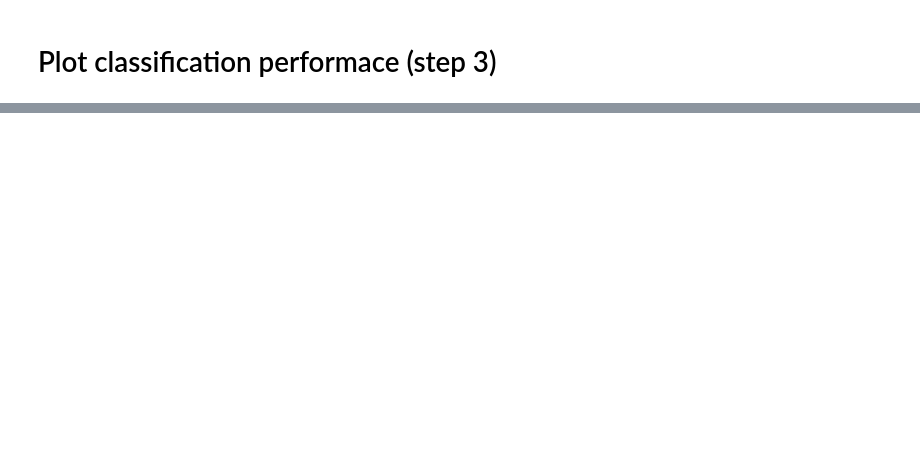
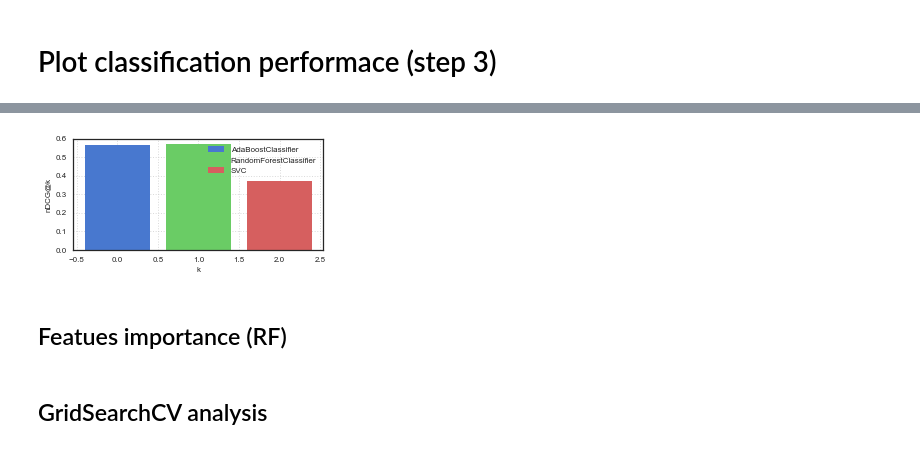
Before and after one commit to enricorotundo/StackexchangeDatadumpQualityAnnotator, a Jupyter notebook: Analysis/Tasks/BestAnswer/Performance Analysis.ipynb, the cells around one changed output, grey strips where cells are left out. Cells and saved outputs as stored; diff of their text form; code cells hidden in the pictures; blank space fills up the shorter version.

```diff
--- a/Analysis/Tasks/BestAnswer/Performance Analysis.ipynb
+++ b/Analysis/Tasks/BestAnswer/Performance Analysis.ipynb
@@ -101,0 +104,19 @@ plt.tight_layout(pad=0.3)
+# %%
+fig = plt.figure(figsize=(4, 2))
+ax1 = fig.add_subplot(111)
+
+ax1.bar(0,  mean_ndcg_data['AdaBoostClassifier'][0],  label='AdaBoostClassifier')
+ax1.bar(1,  mean_ndcg_data['RandomForestClassifier'][0],  label='RandomForestClassifier')
+ax1.bar(2,  mean_ndcg_data['SVC'][0],  label='SVC')
+
+plt.xlabel('k', fontsize=8)
+plt.ylabel('nDCG@k', fontsize=8)
+plt.tick_params(axis='both', which='major', labelsize=8)
+
+plt.grid(alpha=0.7, linestyle='dotted')
+plt.legend(fontsize=8)
+plt.tight_layout(pad=0.3)
+# %% [output]
+[figure, added]
+# %% [markdown]
+## Featues importance (RF)
@@ -101,0 +125,2 @@ plt.tight_layout(pad=0.3)
+# %% [markdown]
+## GridSearchCV analysis
```
Also changed, not shown: parts of 6 cells of this notebook, 4 other files.
